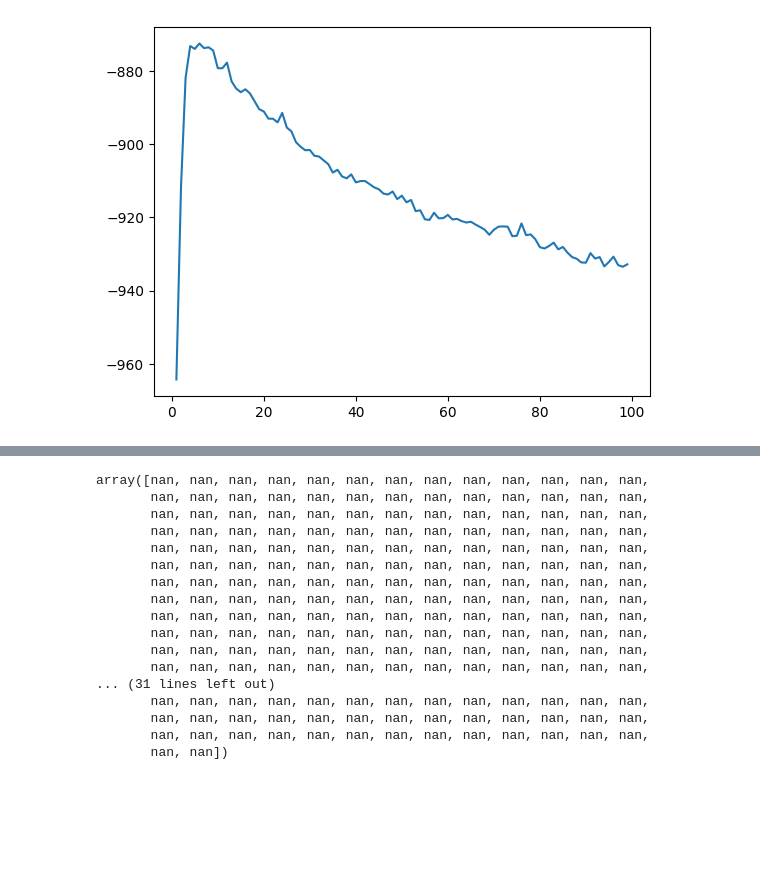
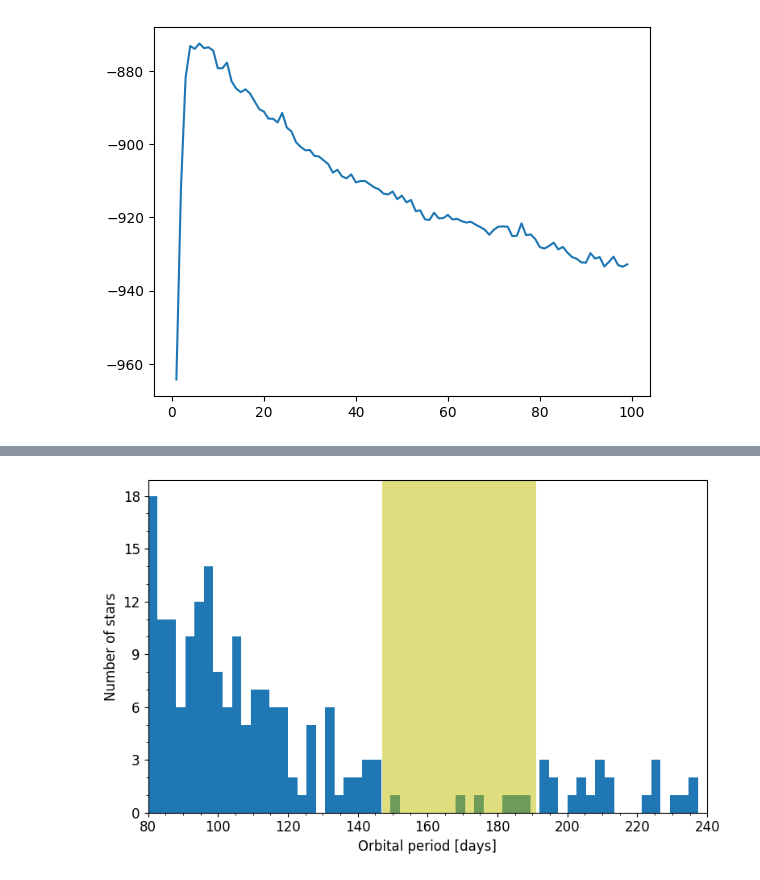
Before and after one commit to wknop/licencjat, a Jupyter notebook: notebook1.ipynb, the cells around one changed output, grey strips where cells are left out. Drawn from its saved outputs; the diff is of its cells as text; code cells hidden in the pictures; blank space fills up the shorter version.

```diff
--- a/notebook1.ipynb
+++ b/notebook1.ipynb
@@ -265,26 +266,17 @@ plt.plot(period_split, logL_values (splits=period_split, data=x_rang, alfa=100,
-# %%
-per_min = 160
-per_max = 240
-x_rang = df_non_polars['per']
-x_rang = x_rang[x_rang.between(per_min, per_max)]
-period_split = np.arange(170, 230, 0.1)
-logL_values (splits=period_split, data=x_rang, alfa=2, boundaries=bounds)
-# x_rang
-# %% [output]
-array([nan, nan, nan, nan, nan, nan, nan, nan, nan, nan, nan, nan, nan,
-       nan, nan, nan, nan, nan, nan, nan, nan, nan, nan, nan, nan, nan,
-       nan, nan, nan, nan, nan, nan, nan, nan, nan, nan, nan, nan, nan,
-       nan, nan, nan, nan, nan, nan, nan, nan, nan, nan, nan, nan, nan,
-       nan, nan, nan, nan, nan, nan, nan, nan, nan, nan, nan, nan, nan,
-       nan, nan, nan, nan, nan, nan, nan, nan, nan, nan, nan, nan, nan,
-       nan, nan, nan, nan, nan, nan, nan, nan, nan, nan, nan, nan, nan,
-       nan, nan, nan, nan, nan, nan, nan, nan, nan, nan, nan, nan, nan,
-       nan, nan, nan, nan, nan, nan, nan, nan, nan, nan, nan, nan, nan,
-       nan, nan, nan, nan, nan, nan, nan, nan, nan, nan, nan, nan, nan,
-       nan, nan, nan, nan, nan, nan, nan, nan, nan, nan, nan, nan, nan,
-       nan, nan, nan, nan, nan, nan, nan, nan, nan, nan, nan, nan, nan,
-... (31 lines left out)
-       nan, nan, nan, nan, nan, nan, nan, nan, nan, nan, nan, nan, nan,
-       nan, nan, nan, nan, nan, nan, nan, nan, nan, nan, nan, nan, nan,
-       nan, nan, nan, nan, nan, nan, nan, nan, nan, nan, nan, nan, nan,
-       nan, nan])
+# %%
+fig, ax2 = plt.subplots(1, 1, figsize=(8,5))
+
+color = 'tab:blue'
+ax2.hist(df_non_polars['per'], bins=60, range=(80, 240), density=False, color=color, alpha = 1)
+ax2.xaxis.set_major_locator(ticker.MultipleLocator(20))
+ax2.xaxis.set_minor_locator(ticker.MultipleLocator(5))
+ax2.set_xlim([80,240])
+ax2.set_xlabel('Orbital period [days]')
+ax2.set_ylabel('Number of stars')
+ax2.axvspan(147, 191, color='y', alpha=0.5, lw=0)
+ax2.yaxis.set_major_locator(ticker.MultipleLocator(3))
+ax2.yaxis.set_minor_locator(ticker.MultipleLocator(1))
+plt.rc('font', size=12)
+fig.tight_layout()
+# %% [output]
+[figure, added]
```
Also changed, not shown: parts of 2 cells of this notebook.
